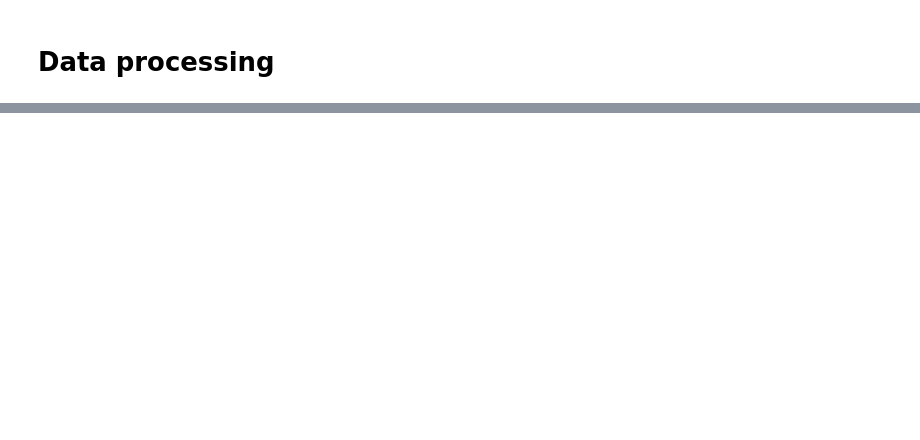
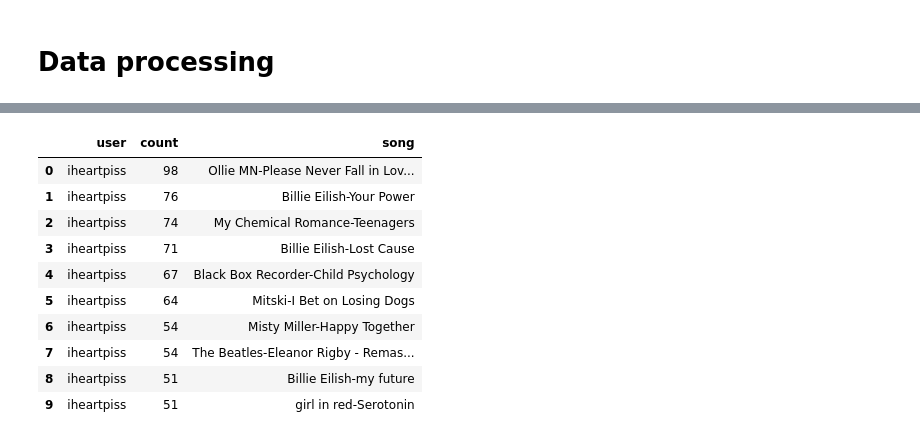
Before and after one commit to rzhan97/Hey-Hey-Miu, a Jupyter notebook: notebook/data_processing.ipynb, the cells around one changed output, grey strips where cells are left out. Drawn from its saved outputs; the diff is of its cells as text; code cells hidden in the pictures; blank space fills up the shorter version.

```diff
--- a/notebook/data_processing.ipynb
+++ b/notebook/data_processing.ipynb
@@ -21,0 +34,17 @@ load_df.shape[0]
+# %%
+#shared secret:5e11e4bca8ad54566e466513df709822
+def lastfm_get(payload):
+
+    headers = {'user-agent': 'rzhan97'}
+    url = 'http://ws.audioscrobbler.com/2.0/'
+
+    payload['api_key'] = '5e11e4bca8ad54566e466513df709822'
+    payload['format'] = 'json'
+
+    response = requests.get(url, headers=headers, params=payload)
+    return response
+
+#This function is only help for me to understand json file
+def jprint(obj):
+    text = json.dumps(obj, sort_keys=True, indent=4)
+    print(text)
@@ -21,0 +133,18 @@ load_df.shape[0]
+# %%
+#convert them into dataframe, also get the artist with the song, in case there are duplicate song name
+song = []
+artist = []
+count = []
+user = []
+for i in tqdm(range(len(rzhan97_small_list))):
+    data = lookup_topsong(rzhan97_small_list[i])
+    try:
+        song.extend(data[0])
+        count.extend(data[1])
+        artist.extend(data[2])
+        user.extend([rzhan97_small_list[i]]*50)
+    except:
+        continue
+
+
+usersong_df = pd.DataFrame(zip(user,artist,song,count), columns =['user','artist','songs','count'])
@@ -21,0 +163,21 @@ load_df.shape[0]
+# %%
+#Change to another dataframe
+usersong_rating = usersong_df
+# %%
+#Combine artist and songs together
+usersong_rating['song'] = usersong_rating["artist"] + "-" + usersong_rating["songs"]
+usersong_rating = usersong_rating.drop(['artist'], axis=1)
+usersong_rating = usersong_rating.drop(['songs'], axis=1)
+usersong_rating.head(10)
+# %% [output]
+|  | user | count | song |
+| 0 | iheartpiss | 98 | Ollie MN-Please Never Fall in Lov... |
+| 1 | iheartpiss | 76 | Billie Eilish-Your Power |
+| 2 | iheartpiss | 74 | My Chemical Romance-Teenagers |
+| 3 | iheartpiss | 71 | Billie Eilish-Lost Cause |
+| 4 | iheartpiss | 67 | Black Box Recorder-Child Psychology |
+| 5 | iheartpiss | 64 | Mitski-I Bet on Losing Dogs |
+| 6 | iheartpiss | 54 | Misty Miller-Happy Together |
+| 7 | iheartpiss | 54 | The Beatles-Eleanor Rigby - Remas... |
+| 8 | iheartpiss | 51 | Billie Eilish-my future |
+| 9 | iheartpiss | 51 | girl in red-Serotonin |
```
Also changed, not shown: parts of 43 cells of this notebook, 13 other files.
